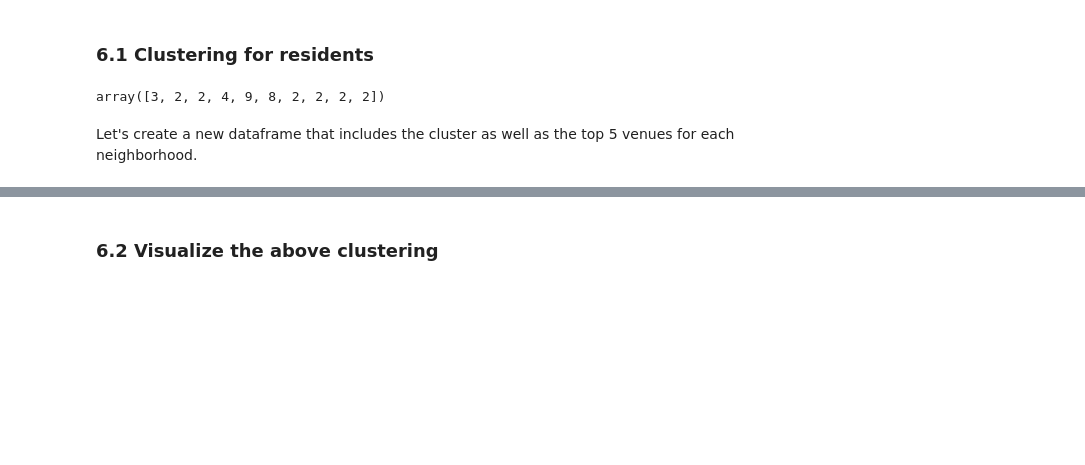
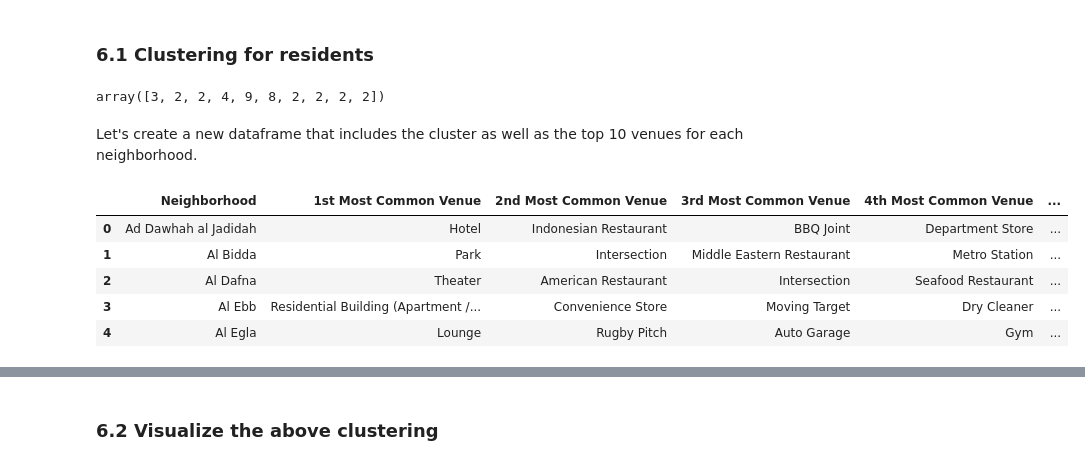
Before and after one commit to Prasanna-Wijeratne/Coursera_Capstone, a Jupyter notebook: IBM_Data_Science_Capstone_notebook.ipynb, the cells around one changed output, grey strips where cells are left out. Cells and saved outputs as stored; diff of their text form; code cells hidden in the pictures; blank space fills up the shorter version.

```diff
--- a/IBM_Data_Science_Capstone_notebook.ipynb
+++ b/IBM_Data_Science_Capstone_notebook.ipynb
@@ -78,7 +78,7 @@ The following **'*get_qatar_coordinates function*'**  is defined to obtain coord
 def get_qatar_coordinates(place_list):
     #setting the local parameters
 
-    my_API = 'AIzaSyA11-KiSo3TlT15Qs3PpGHSKoT3wDCiwz0'
+    my_API = ''
     address = 'Qatar'
     geolocator = GoogleV3(api_key=my_API)
     lat_dic = dict()
@@ -896,28 +896,35 @@ kmeans.labels_[0:10]
 # %% [output]
 array([3, 2, 2, 4, 9, 8, 2, 2, 2, 2])
 # %% [markdown]
-Let's create a new dataframe that includes the cluster as well as the top 5 venues for each neighborhood.
+Let's create a new dataframe that includes the cluster as well as the top 10 venues for each neighborhood.
 # %%
 num_top_venues = 10
 
 indicators = ['st', 'nd', 'rd']
 
 # create columns according to number of top venues
 columns = ['Neighborhood']
 for ind in np.arange(num_top_venues):
     try:
         columns.append('{}{} Most Common Venue'.format(ind+1, indicators[ind]))
     except:
         columns.append('{}th Most Common Venue'.format(ind+1))
 
 # create a new dataframe
-neighborhoods_venues_sorted_alternate = pd.DataFrame(columns=columns)
-neighborhoods_venues_sorted_alternate['Neighborhood'] = qatar_grouped['Neighborhood']
+neighborhoods_venues_sorted = pd.DataFrame(columns=columns)
+neighborhoods_venues_sorted['Neighborhood'] = qatar_grouped['Neighborhood']
 
 for ind in np.arange(qatar_grouped.shape[0]):
-    neighborhoods_venues_sorted_alternate.iloc[ind, 1:] = return_most_common_venues(qatar_grouped.iloc[ind, :], num_top_venues)
+    neighborhoods_venues_sorted.iloc[ind, 1:] = return_most_common_venues(qatar_grouped.iloc[ind, :], num_top_venues)
 
-neighborhoods_venues_sorted_alternate.head()
+neighborhoods_venues_sorted.head()
+# %% [output]
+|  | Neighborhood | 1st Most Common Venue | 2nd Most Common Venue | 3rd Most Common Venue | 4th Most Common Venue | ... |
+| 0 | Ad Dawhah al Jadidah | Hotel | Indonesian Restaurant | BBQ Joint | Department Store | ... |
+| 1 | Al Bidda | Park | Intersection | Middle Eastern Restaurant | Metro Station | ... |
+| 2 | Al Dafna | Theater | American Restaurant | Intersection | Seafood Restaurant | ... |
+| 3 | Al Ebb | Residential Building (Apartment /... | Convenience Store | Moving Target | Dry Cleaner | ... |
+| 4 | Al Egla | Lounge | Rugby Pitch | Auto Garage | Gym | ... |
 # %%
 # add clustering labels
 neighborhoods_venues_sorted.insert(0, 'Cluster Labels', kmeans.labels_)
```
Also changed, not shown: parts of 7 cells of this notebook.
